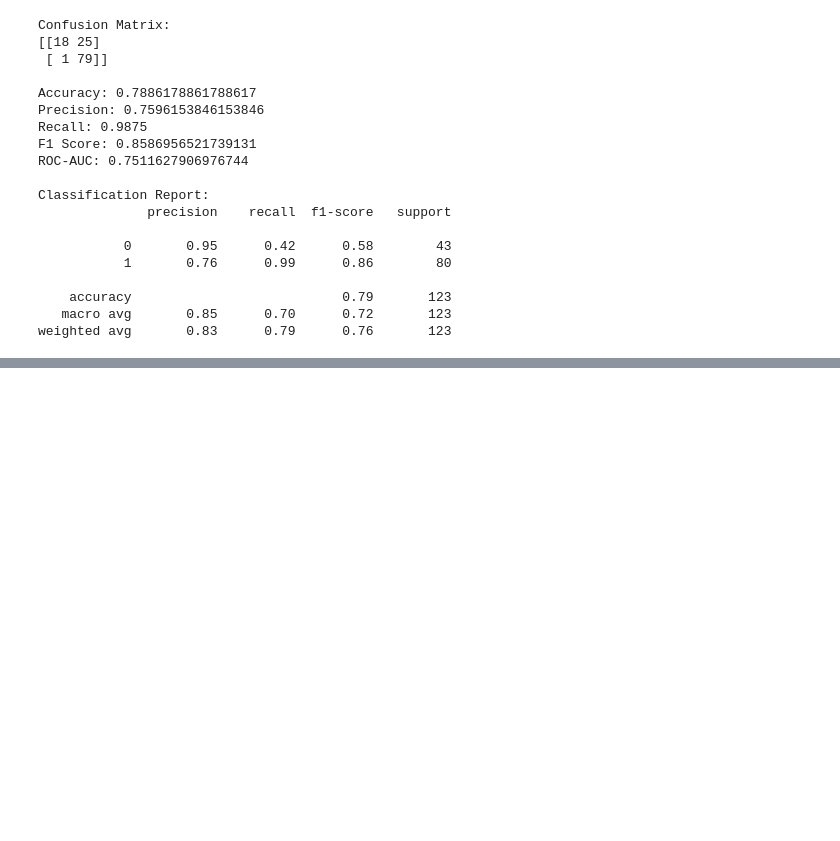
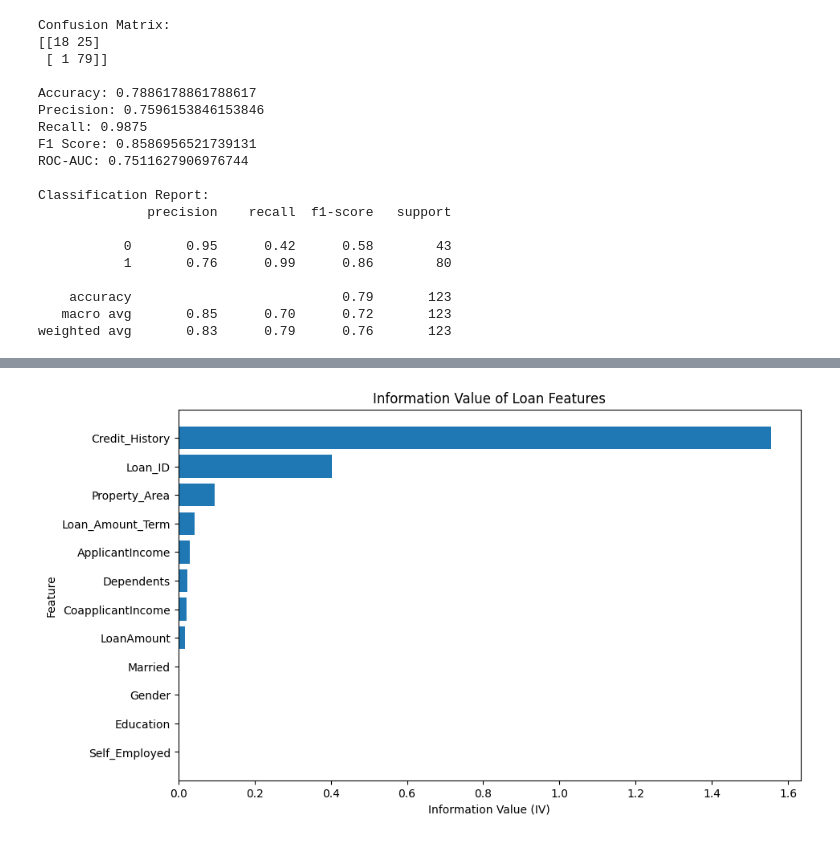
Before and after one commit to ge25anshika-hue/Loan_Prediction_Model, a Jupyter notebook: Loan_Approval_Prediction.ipynb, the cells around one changed output, grey strips where cells are left out. Saved outputs shown, nothing was run; the diff lists cells and outputs as text; code cells hidden in the pictures; blank space fills up the shorter version.

```diff
--- a/Loan_Approval_Prediction.ipynb
+++ b/Loan_Approval_Prediction.ipynb
@@ -483,0 +563,17 @@ Accuracy score of the test data :  0.7235772357723578
+# %%
+def iv_strength(iv):
+
+    if iv < 0.02:
+        return "Useless"
+    elif iv < 0.10:
+        return "Weak"
+    elif iv < 0.30:
+        return "Medium"
+    elif iv < 0.50:
+        return "Strong"
+    else:
+        return "Suspicious"
+
+iv_df["Strength"] = iv_df["IV"].apply(iv_strength)
+
+iv_df
@@ -483,0 +594,16 @@ Accuracy score of the test data :  0.7235772357723578
+# %%
+plt.figure(figsize=(10, 6))
+
+plt.barh(
+    iv_df["Feature"],
+    iv_df["IV"]
+)
+
+plt.xlabel("Information Value (IV)")
+plt.ylabel("Feature")
+plt.title("Information Value of Loan Features")
+
+plt.gca().invert_yaxis()
+plt.show()
+# %% [output]
+[figure, added]
```
Also changed, not shown: parts of 19 cells of this notebook.
